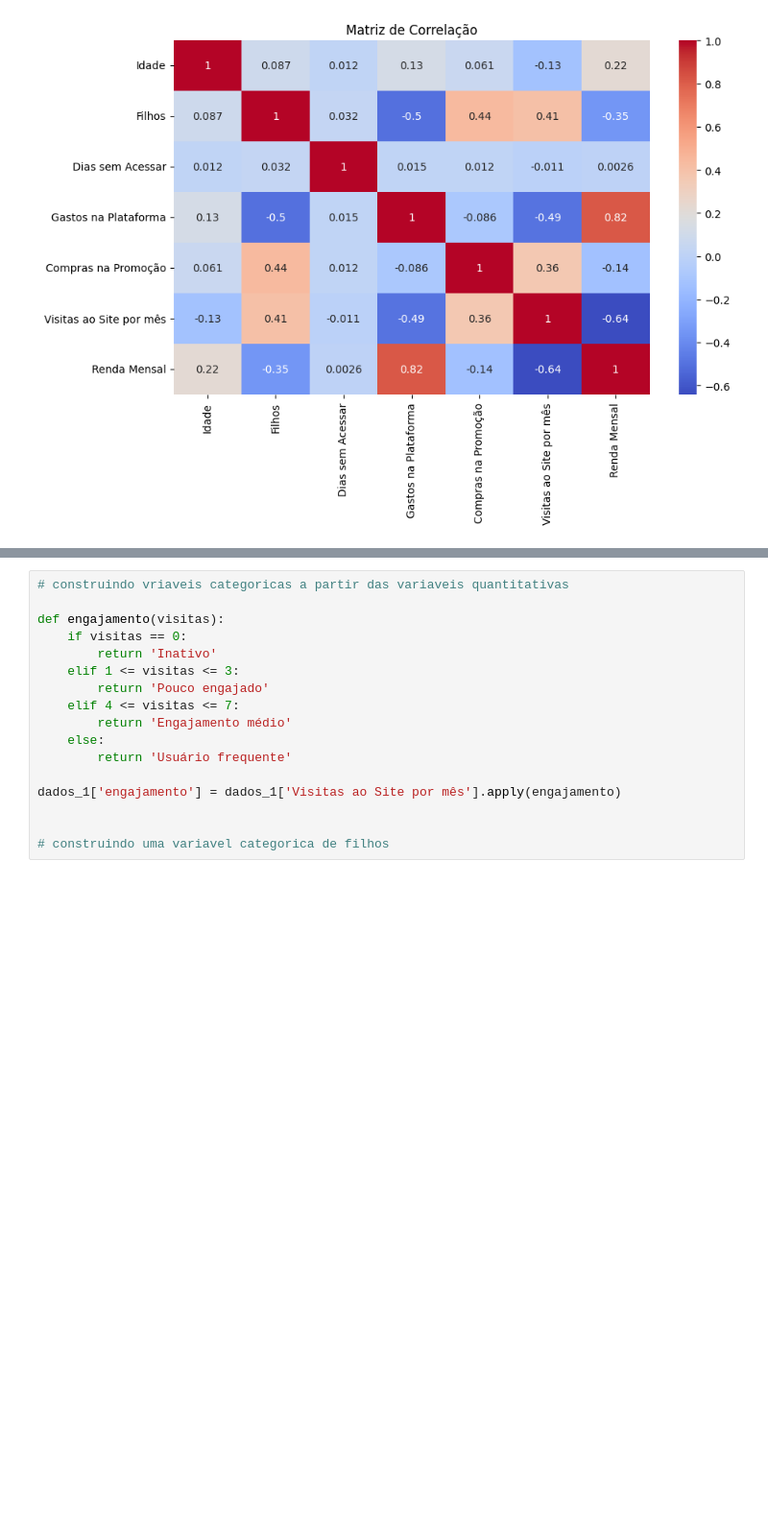
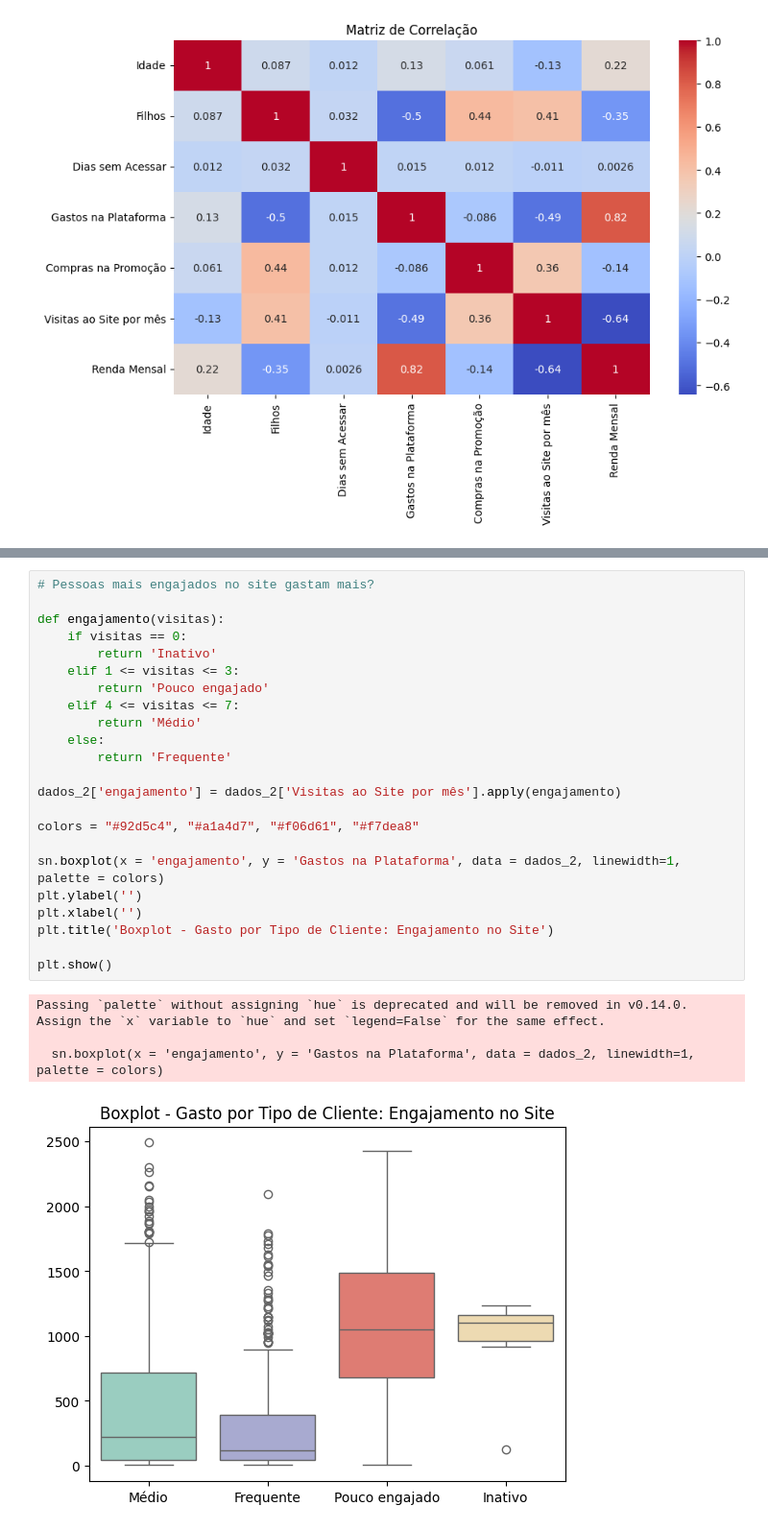
Before and after one commit to thais01fernandes/estat_analises, a Jupyter notebook: descritiva/analise_ifood.ipynb, the cells around one changed output, grey strips where cells are left out. Shown: that part at 96% size. Cells and saved outputs as stored; diff of their text form; blank space fills up the shorter version.

```diff
--- a/descritiva/analise_ifood.ipynb
+++ b/descritiva/analise_ifood.ipynb
@@ -320,17 +359,28 @@ plt.show()
 # %%
-# construindo vriaveis categoricas a partir das variaveis quantitativas
+# Pessoas mais engajados no site gastam mais?
 
 def engajamento(visitas):
     if visitas == 0:
         return 'Inativo'
     elif 1 <= visitas <= 3:
         return 'Pouco engajado'
     elif 4 <= visitas <= 7:
-        return 'Engajamento médio'
+        return 'Médio'
     else:
-        return 'Usuário frequente'
+        return 'Frequente'
 
-dados_1['engajamento'] = dados_1['Visitas ao Site por mês'].apply(engajamento)
+dados_2['engajamento'] = dados_2['Visitas ao Site por mês'].apply(engajamento)
 
+colors = "#92d5c4", "#a1a4d7", "#f06d61", "#f7dea8"
 
-# construindo uma variavel categorica de filhos
+sn.boxplot(x = 'engajamento', y = 'Gastos na Plataforma', data = dados_2, linewidth=1, palette = colors)
+plt.ylabel('')
+plt.xlabel('')
+plt.title('Boxplot - Gasto por Tipo de Cliente: Engajamento no Site')
+
+plt.show()
+# %% [output]
+Passing `palette` without assigning `hue` is deprecated and will be removed in v0.14.0. Assign the `x` variable to `hue` and set `legend=False` for the same effect.
+
+  sn.boxplot(x = 'engajamento', y = 'Gastos na Plataforma', data = dados_2, linewidth=1, palette = colors)
+[figure, added]
```
Also changed, not shown: parts of 30 cells of this notebook, 5 other files.
